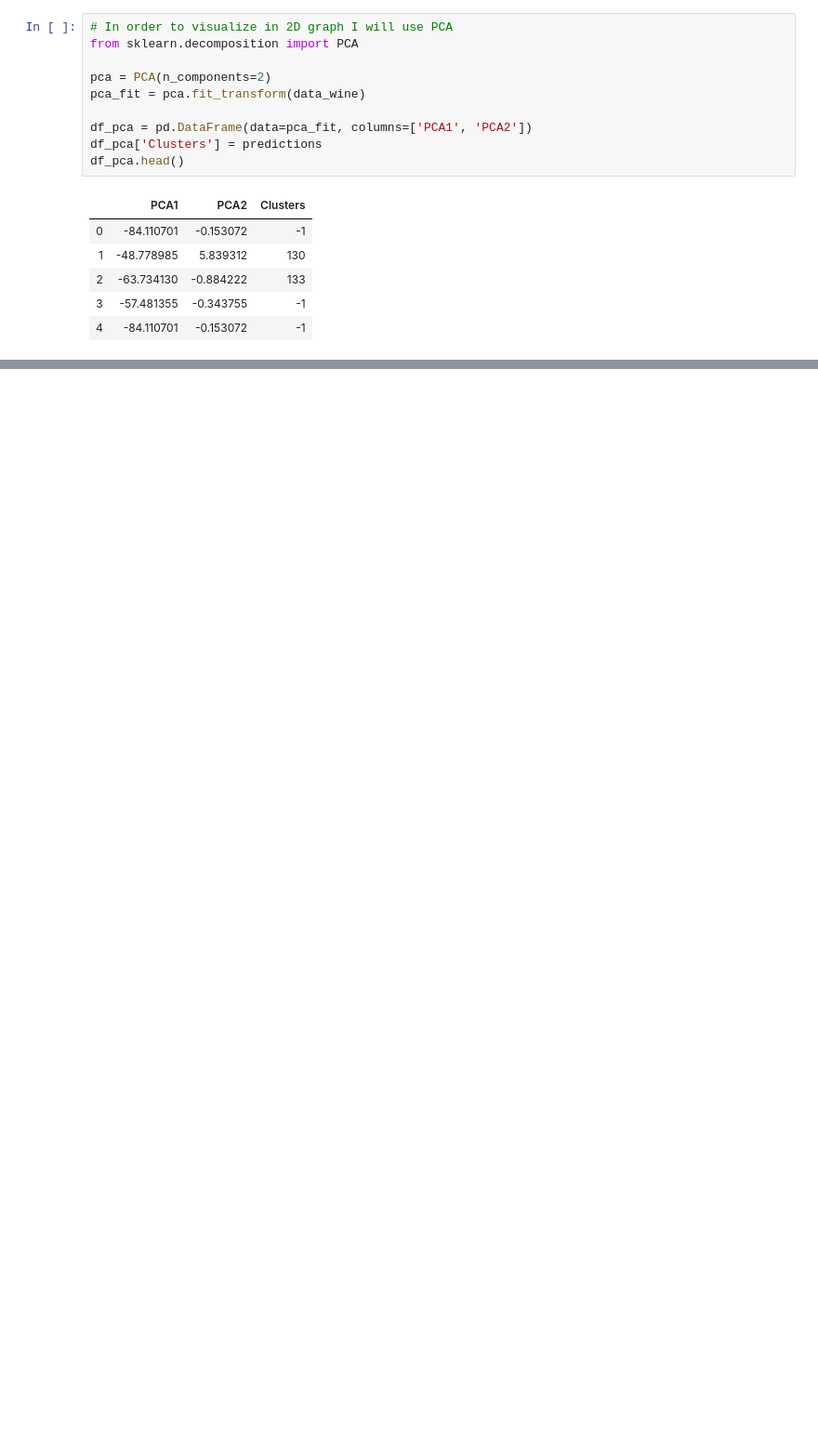
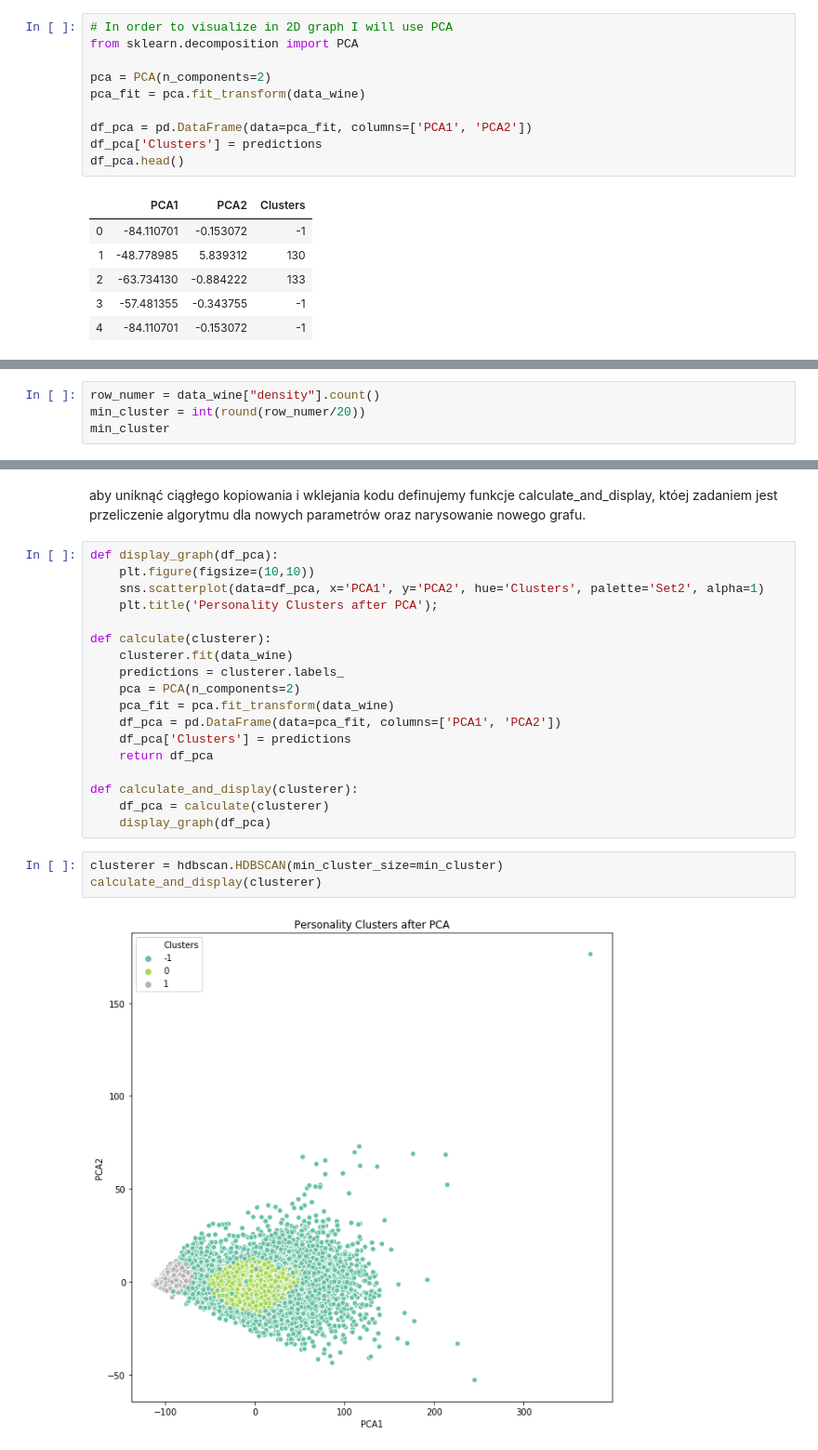
Before and after one commit to mic9410/wine-dataset, a Jupyter notebook: Wine dataset.ipynb, the cells around one changed output, grey strips where cells are left out. Shown at 93% size. Drawn from its saved outputs; the diff is of its cells as text; blank space fills up the shorter version.

```diff
--- a/Wine dataset.ipynb
+++ b/Wine dataset.ipynb
@@ -233,0 +236,4 @@ plt.title('Personality Clusters after PCA');
+# %%
+row_numer = data_wine["density"].count()
+min_cluster = int(round(row_numer/20))
+min_cluster
@@ -233,0 +247,25 @@ plt.title('Personality Clusters after PCA');
+# %% [markdown]
+aby uniknąć ciągłego kopiowania i wklejania kodu definujemy funkcje calculate_and_display, któej zadaniem jest przeliczenie algorytmu dla nowych parametrów oraz narysowanie nowego grafu.
+# %%
+def display_graph(df_pca):
+    plt.figure(figsize=(10,10))
+    sns.scatterplot(data=df_pca, x='PCA1', y='PCA2', hue='Clusters', palette='Set2', alpha=1)
+    plt.title('Personality Clusters after PCA');
+
+def calculate(clusterer):
+    clusterer.fit(data_wine)
+    predictions = clusterer.labels_
+    pca = PCA(n_components=2)
+    pca_fit = pca.fit_transform(data_wine)
+    df_pca = pd.DataFrame(data=pca_fit, columns=['PCA1', 'PCA2'])
+    df_pca['Clusters'] = predictions
+    return df_pca
+
+def calculate_and_display(clusterer):
+    df_pca = calculate(clusterer)
+    display_graph(df_pca)
+# %%
+clusterer = hdbscan.HDBSCAN(min_cluster_size=min_cluster)
+calculate_and_display(clusterer)
+# %% [output]
+[figure, added]
```
Also changed, not shown: parts of 35 cells of this notebook.
